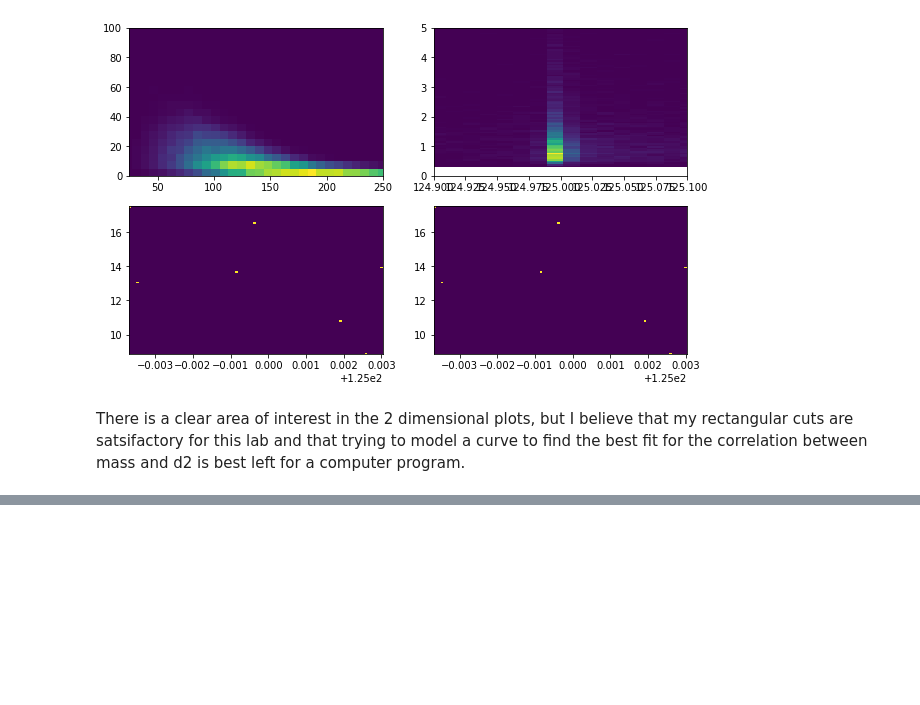
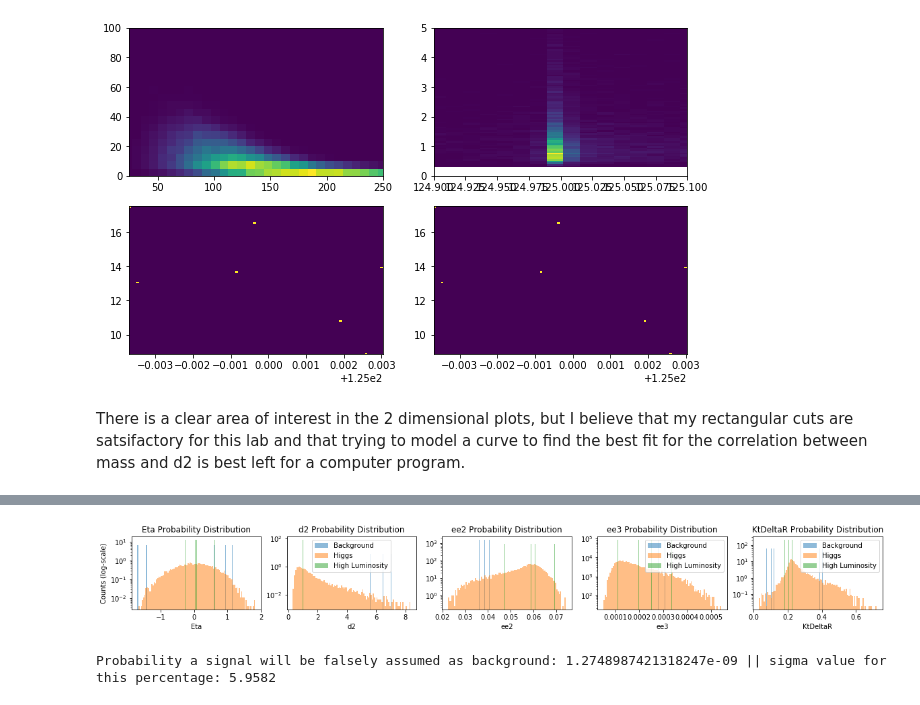
Before and after one commit to maverickmillican/Phys_434_Millican, a Jupyter notebook: Lab7_Millican.ipynb, the cells around one changed output, grey strips where cells are left out. Drawn from its saved outputs; the diff is of its cells as text; code cells hidden in the pictures; blank space fills up the shorter version.

```diff
--- a/Lab7_Millican.ipynb
+++ b/Lab7_Millican.ipynb
@@ -408,0 +473,27 @@ There is a clear area of interest in the 2 dimensional plots, but I believe that
+# %%
+bins=100; a = .5
+fig, (ax1, ax2, ax3, ax4, ax5) = plt.subplots(1, 5, figsize = (20, 2))
+ax1.hist(qcd_new['eta'], bins, alpha = a, density = True, label = 'Background'); ax1.hist(higgs_new['eta'], bins, alpha = a, density = True, label = 'Higgs'); ax1.hist(highlumi_new['eta'], bins, alpha = a, density = True, label = 'High Luminosity'); ax1.set_yscale('log')
+ax2.hist(qcd_new['d2'], bins, alpha = a, density = True, label = 'Background'); ax2.hist(higgs_new['d2'], bins, alpha = a, density = True, label = 'Higgs'); ax2.hist(highlumi_new['d2'], bins, alpha = a, density = True, label = 'High Luminosity'); ax2.set_yscale('log')
+ax3.hist(qcd_new['ee2'], bins, alpha = a, density = True, label = 'Background'); ax3.hist(higgs_new['ee2'], bins, alpha = a, density = True, label = 'Higgs'); ax3.hist(highlumi_new['ee2'], bins, alpha = a, density = True, label = 'High Luminosity'); ax3.set_yscale('log')
+ax4.hist(qcd_new['ee3'], bins, alpha = a, density = True, label = 'Background'); ax4.hist(higgs_new['ee3'], bins, alpha = a, density = True, label = 'Higgs'); ax4.hist(highlumi_new['ee3'], bins, alpha = a, density = True, label = 'High Luminosity'); ax4.set_yscale('log')
+ax5.hist(qcd_new['KtDeltaR'], bins, alpha = a, density = True, label = 'Background'); ax5.hist(higgs_new['KtDeltaR'], bins, alpha = a, density = True, label = 'Higgs');ax5.hist(highlumi_new['KtDeltaR'], bins, alpha = a, density = True, label = 'High Luminosity');  ax5.set_yscale('log')
+ax1.set_title('Eta Probability Distribution');
+ax2.set_title('d2 Probability Distribution');
+ax3.set_title('ee2 Probability Distribution');
+ax4.set_title('ee3 Probability Distribution');
+ax5.set_title('KtDeltaR Probability Distribution');
+ax1.set_xlabel('Eta'); ax1.set_ylabel('Counts (log-scale)')
+ax2.set_xlabel('d2')
+ax3.set_xlabel('ee2')
+ax4.set_xlabel('ee3')
+ax5.set_xlabel('KtDeltaR')
+ax2.legend(); ax5.legend(); ax4.legend();
+# %% [output]
+[figure, added]
+# %%
+prob = 1 - stats.poisson.cdf(len(highlumi_new), 2000*bkgd_percent)
+z = (stats.norm.ppf(1-(prob)))
+print(f'Probability a signal will be falsely assumed as background: {prob} || sigma value for this percentage: {z:.4f}')
+# %% [output]
+Probability a signal will be falsely assumed as background: 1.2748987421318247e-09 || sigma value for this percentage: 5.9582
```
Also changed, not shown: parts of 25 cells of this notebook, 2 other files.
